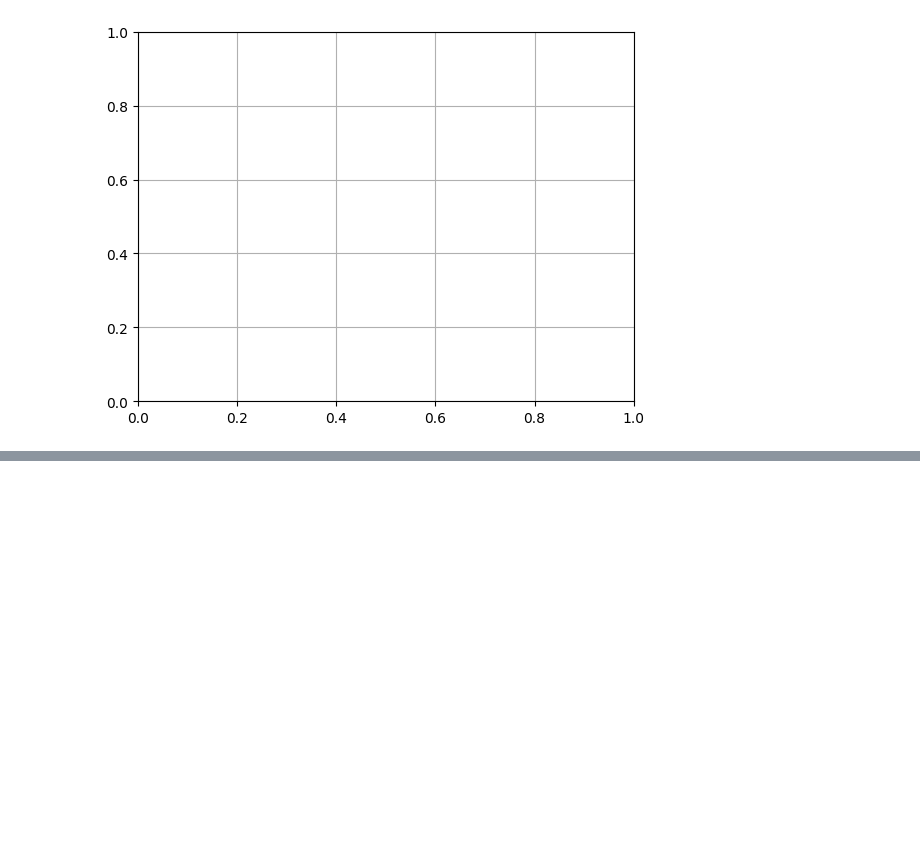
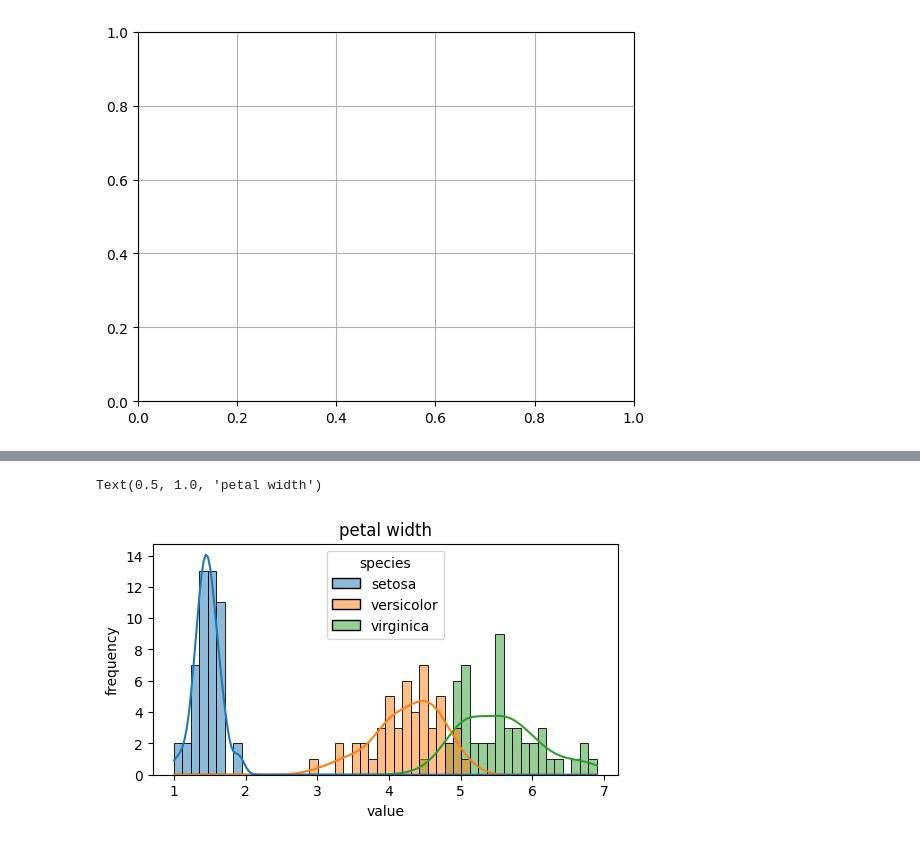
Before and after one commit to Md-Maruf-1727/LearningPractices, a Jupyter notebook: Vizualization/Vizualization1.ipynb, the cells around one changed output, grey strips where cells are left out. Cells and saved outputs as stored; diff of their text form; code cells hidden in the pictures; blank space fills up the shorter version.

```diff
--- a/Vizualization/Vizualization1.ipynb
+++ b/Vizualization/Vizualization1.ipynb
@@ -190,0 +204,9 @@ sns.histplot(mainiris_data['sepal_length'], bins=50)
+# %%
+plt.figure(figsize=(6,3))
+sns.histplot(data=mainiris_data, x='petal_length',hue='species', multiple='layer',kde=True, bins=50, color='maroon')
+plt.xlabel('value')
+plt.ylabel('frequency')
+plt.title('petal width')
+# %% [output]
+Text(0.5, 1.0, 'petal width')
+[figure, added]
```
Also changed, not shown: parts of 2 cells of this notebook.
